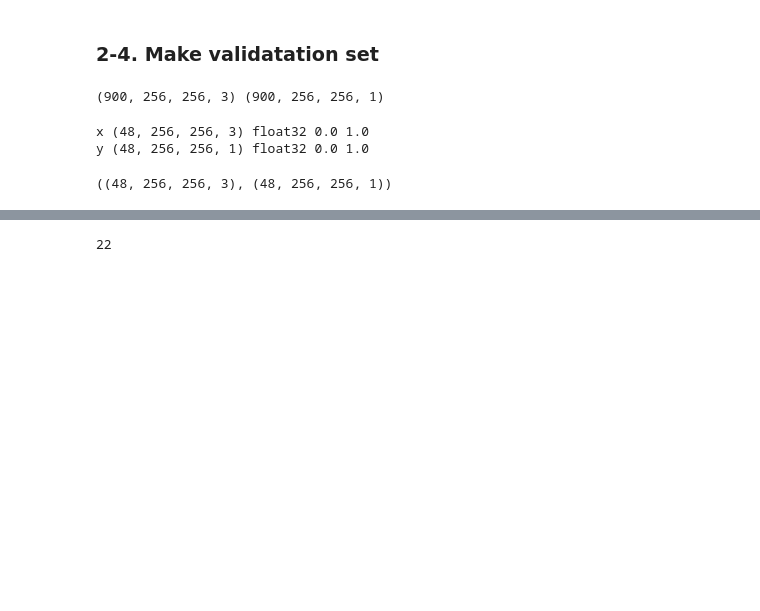
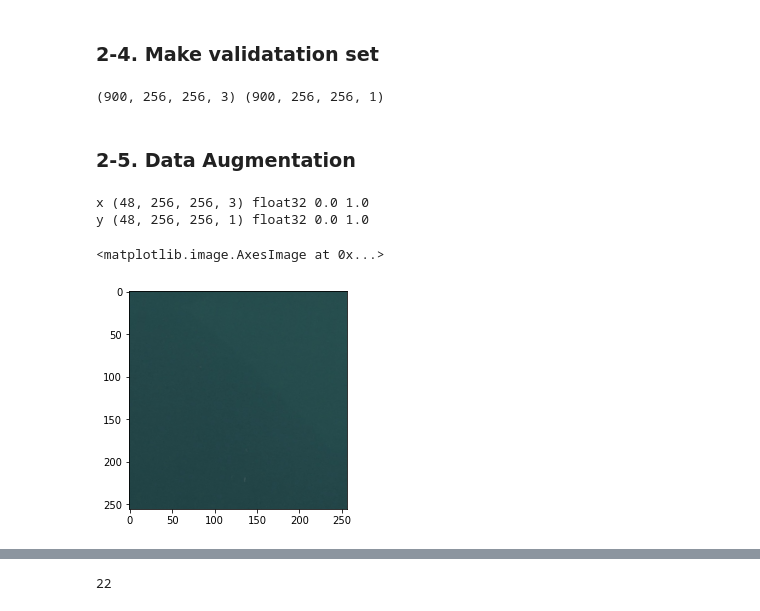
Before and after one commit to Andrii-Radyhin/Airbus-Ship-Detection-Challenge, a Jupyter notebook: notebooks/train.ipynb, the cells around one changed output, grey strips where cells are left out. Cells and saved outputs as stored; diff of their text form; code cells hidden in the pictures; blank space fills up the shorter version.

```diff
--- a/notebooks/train.ipynb
+++ b/notebooks/train.ipynb
@@ -21,3 +5,18 @@ MAX_TRAIN_EPOCHS = 99
+# %%
+BATCH_SIZE = 48
+EDGE_CROP = 16
+GAUSSIAN_NOISE = 0.1
+UPSAMPLE_MODE = 'SIMPLE'
+# downsampling inside the network
+NET_SCALING = (1, 1)
+# downsampling in preprocessing
+IMG_SCALING = (3, 3)
+# number of validation images to use
+VALID_IMG_COUNT = 900
+# maximum number of steps_per_epoch in training
+MAX_TRAIN_STEPS = 10
+MAX_TRAIN_EPOCHS = 99
+AUGMENT_BRIGHTNESS = False
 # %%
 #!pip install --user numpy
 #!pip install pandas
@@ -177,13 +172,36 @@ valid_x, valid_y = next(make_image_gen(valid_df, VALID_IMG_COUNT))
 print(valid_x.shape, valid_y.shape)
 # %% [output]
 (900, 256, 256, 3) (900, 256, 256, 1)
+# %% [markdown]
+### 2-5. Data Augmentation
 # %%
 from keras.preprocessing.image import ImageDataGenerator
+dg_args = dict(featurewise_center = False,
+                  samplewise_center = False,
+                  rotation_range = 45,
+                  width_shift_range = 0.1,
+                  height_shift_range = 0.1,
+                  shear_range = 0.01,
+                  zoom_range = [0.9, 1.25],
+                  horizontal_flip = True,
+                  vertical_flip = True,
+                  fill_mode = 'reflect',
+                   data_format = 'channels_last')
+# brightness can be problematic since it seems to change the labels differently from the images
+if AUGMENT_BRIGHTNESS:
+    dg_args[' brightness_range'] = [0.5, 1.5]
+image_gen = ImageDataGenerator(**dg_args)
+
+if AUGMENT_BRIGHTNESS:
+    dg_args.pop('brightness_range')
+label_gen = ImageDataGenerator(**dg_args)
+
 def create_aug_gen(in_gen, seed = None):
     np.random.seed(seed if seed is not None else np.random.choice(range(9999)))
     for in_x, in_y in in_gen:
         seed = np.random.choice(range(9999))
-        g_x = image_gen.flow(255*in_x,
+        # keep the seeds syncronized otherwise the augmentation to the images is different from the masks
+        g_x = image_gen.flow(in_x,
                              batch_size = in_x.shape[0],
                              seed = seed,
                              shuffle=True)
@@ -192,7 +210,7 @@ def create_aug_gen(in_gen, seed = None):
                              seed = seed,
                              shuffle=True)
 
-        yield next(g_x)/255.0, next(g_y)
+        yield next(g_x), next(g_y)
 # %%
 cur_gen = create_aug_gen(train_gen)
 t_x, t_y = next(cur_gen)
@@ -201,7 +219,8 @@ print('y', t_y.shape, t_y.dtype, t_y.min(), t_y.max())
 # %% [output]
 x (48, 256, 256, 3) float32 0.0 1.0
 y (48, 256, 256, 1) float32 0.0 1.0
-# %%
-t_x.shape, t_y.shape
-# %% [output]
-((48, 256, 256, 3), (48, 256, 256, 1))
+# %%
+plt.imshow(t_x[37])
+# %% [output]
+<matplotlib.image.AxesImage at 0x...>
+[figure, added]
```
Also changed, not shown: parts of 16 cells of this notebook.
